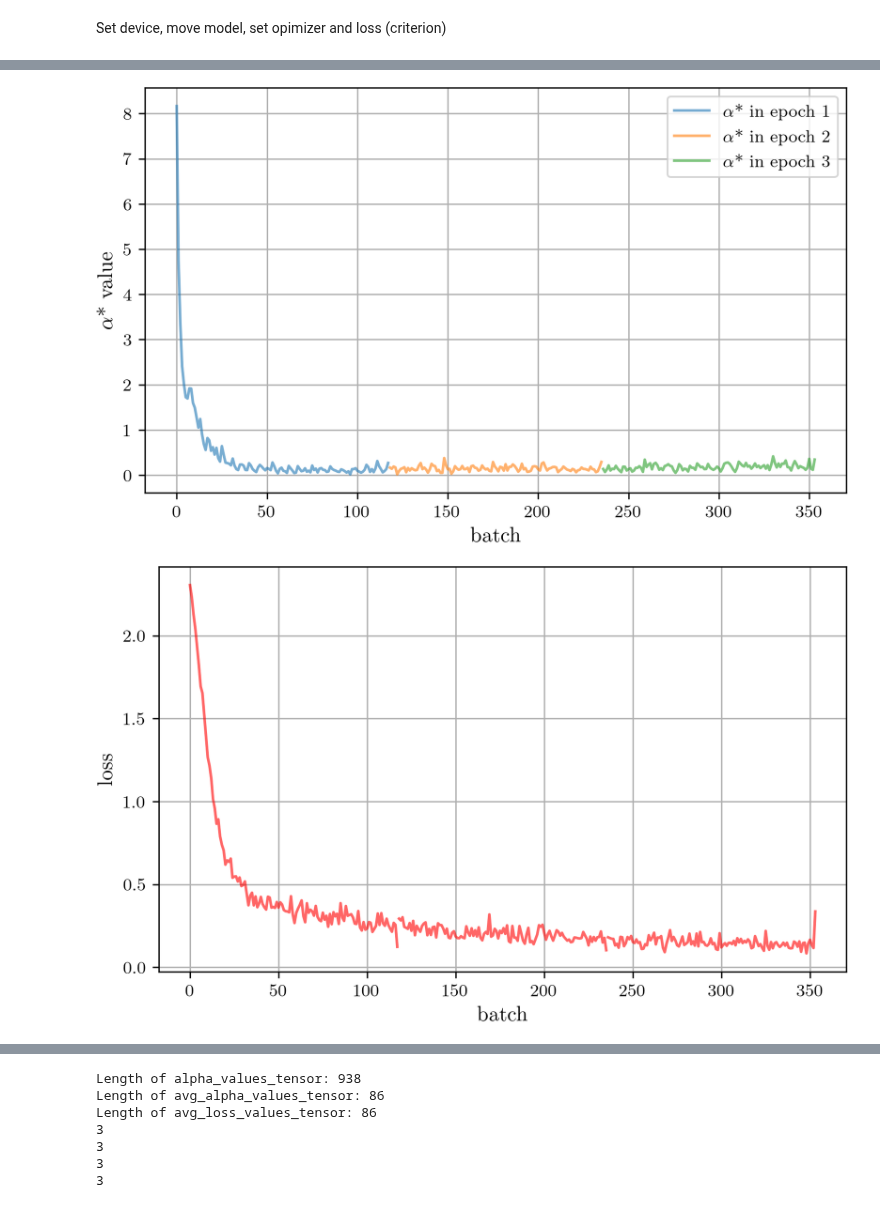
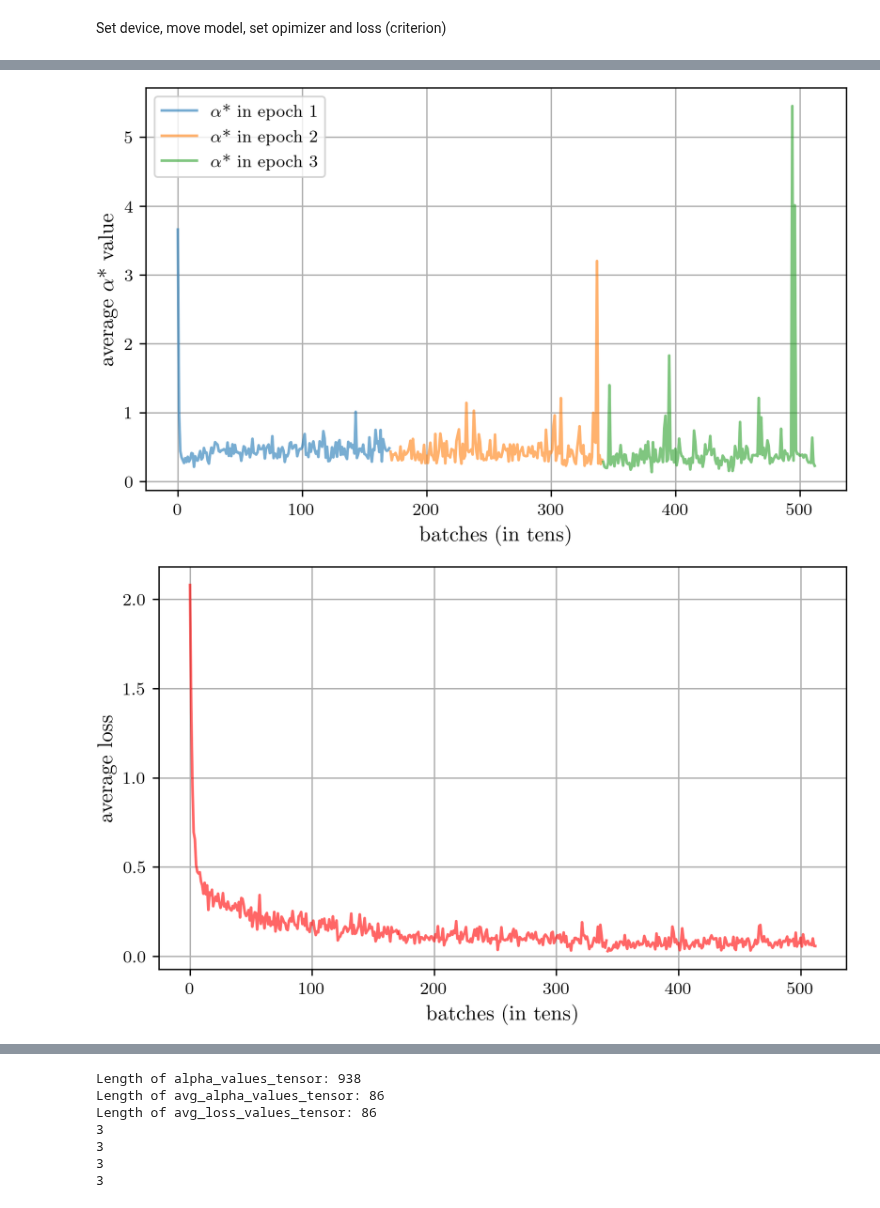
Before and after one commit to Davidundso/taylor, a Jupyter notebook: experiments/exp_05_curvelinops/First_test_curvelinops.ipynb, the cells around one changed output, grey strips where cells are left out. Cells and saved outputs as stored; diff of their text form; code cells hidden in the pictures.

```diff
--- a/experiments/exp_05_curvelinops/First_test_curvelinops.ipynb
+++ b/experiments/exp_05_curvelinops/First_test_curvelinops.ipynb
@@ -28,42 +28,8 @@ transform = transforms.Compose([transforms.ToTensor(), transforms.Normalize((0.1
 train_dataset = datasets.MNIST(root='./data', train=True, transform=transform, download=True)
 test_dataset = datasets.MNIST(root='./data', train=False, transform=transform)
 
-train_loader = DataLoader(dataset=train_dataset, batch_size=1024, shuffle=True)
+train_loader = DataLoader(dataset=train_dataset, batch_size=32, shuffle=True)
 test_loader = DataLoader(dataset=test_dataset, batch_size=1000, shuffle=False)
 # %%
 # Load the jmlr2001 style
 # jmlr_style = bundles.jmlr2001()
-# %%
-
-
-"""
-
-# Modify the LaTeX preamble to use Latin Modern fonts
-jmlr_style["text.usetex"] = True
-jmlr_style["text.latex.preamble"] = r"\usepackage{lmodern}"
-
-# Update font settings
-jmlr_style.update({
-    'font.size': 15,                # General font size in plots
-    'axes.labelsize': 16,           # Axis label size
-    'legend.fontsize': 16,          # Legend font size
-    'xtick.labelsize': 13,          # X-tick font size
-    'ytick.labelsize': 13,          # Y-tick font size
-    'axes.titlesize': 15,           # Title size
-})
-
-# Define custom figure size for DIN A4 margins
-
-jmlr_style.update({
-    # 'figure.figsize': (5.5, 8),  # Usable dimensions in inches
-    'figure.constrained_layout.use': True,
-    'figure.autolayout': False,
-    'savefig.bbox': 'tight',
-    'savefig.pad_inches': 0.015,
-})
-
-
-
-plt.rcParams.update({"figure.dpi": 600})  # Set to 300 for high resolution
-
-"""
@@ -281,19 +242,19 @@ Test set: Average loss: 0.0001, Accuracy: 9560/10000 (95.60%)
 # %%
 
 
-
-# plot_data(complete_avg_alphas,[], "large", "10 batches", "average alpha*", True, concat_data = True, legend_labels=["alpha* in epoch 1", "alpha* in epoch 2", "alpha* in epoch 3"])
-plot_data(complete_alphas[:3], [], "large","batch" ,r'$\alpha$* value', use_legend=True, legend_labels=[r'$\alpha$* in epoch 1',
+# plot alphas data
+plot_data(complete_avg_alphas[:3], [], "large","batches (in tens)" ,r'average $\alpha$* value', use_legend=True, legend_labels=[r'$\alpha$* in epoch 1',
                                                                                                             r'$\alpha$* in epoch 2',
                                                                                                               r'$\alpha$* in epoch 3'],
                                                                                                               concat_data= True, horizontal=False
                                                                                                               ,font_adj=1)
 # %% [output]
-[figure, old version]
+[figure, new version]
 # %%
-plot_data(complete_loss[:3],['r','r','r'], "small", "batch", "loss", concat_data = True, use_legend=False,font_adj=1,
+# plot loss
+plot_data(complete_avg_losses[:3],['r','r','r'], "large", "batches (in tens)", "average loss", concat_data = True, use_legend=False,font_adj=1,
           horizontal=False)
 # %% [output]
-[figure, old version]
+[figure, new version]
 # %%
 import numpy as np
```
Also changed, not shown: parts of 7 cells of this notebook, 1 other file.
